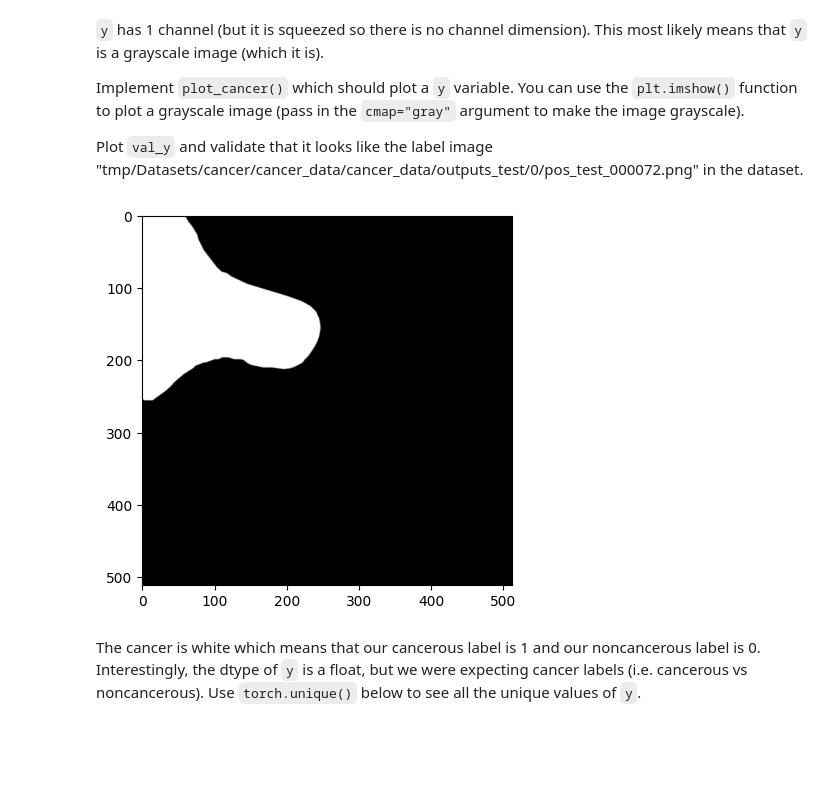
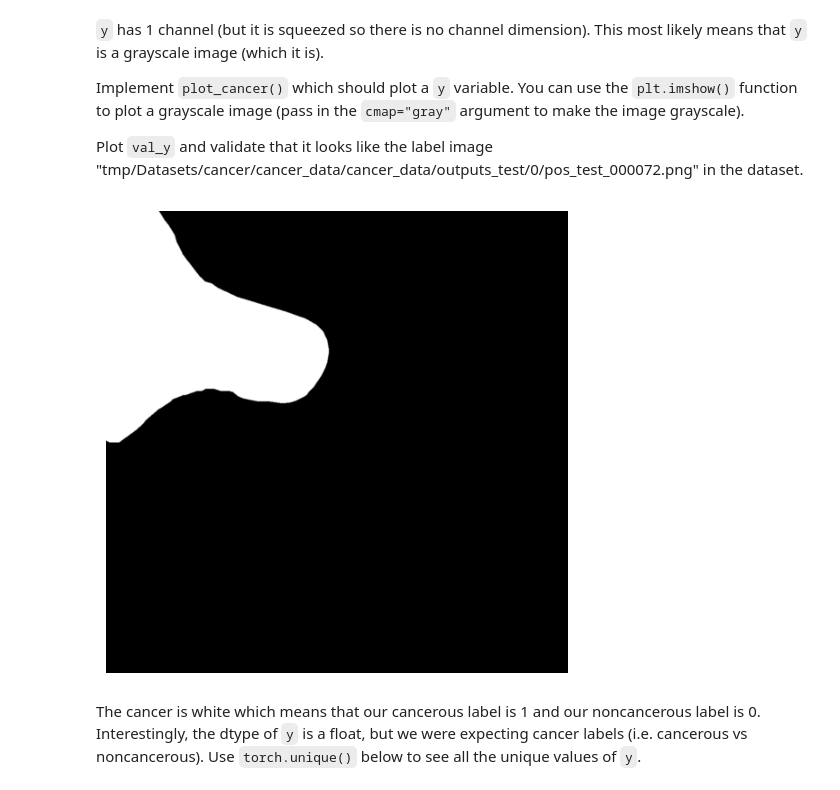
Before and after one commit to ldsbalu/Balu-Portfolio, a Jupyter notebook: lab4_unets.ipynb, the cells around one changed output. Cells and saved outputs as stored; diff of their text form; code cells hidden in the pictures; blank space fills up the shorter version.

```diff
--- a/lab4_unets.ipynb
+++ b/lab4_unets.ipynb
@@ -166,11 +166,15 @@ Implement `plot_cancer()` which should plot a `y` variable. You can use the `plt
 Plot `val_y` and validate that it looks like the label image "tmp/Datasets/cancer/cancer_data/cancer_data/outputs_test/0/pos_test_000072.png" in the dataset.
 # %%
 def plot_cancer(y):
-    plt.imshow(y, cmap="gray")
+     plt.figure(figsize=(6, 6))
+     mask = y.squeeze().cpu().numpy()
+     plt.imshow(mask, cmap='gray', vmin=0, vmax=1)
+     plt.axis('off')
+     plt.show()
 
 plot_cancer(val_y)
 # %% [output]
-[figure, old version]
+[figure, new version]
 # %% [markdown]
 The cancer is white which means that our cancerous label is 1 and our noncancerous label is 0.
 Interestingly, the dtype of `y` is a float, but we were expecting cancer labels (i.e. cancerous vs noncancerous).
```
Also changed, not shown: parts of 23 cells of this notebook.
